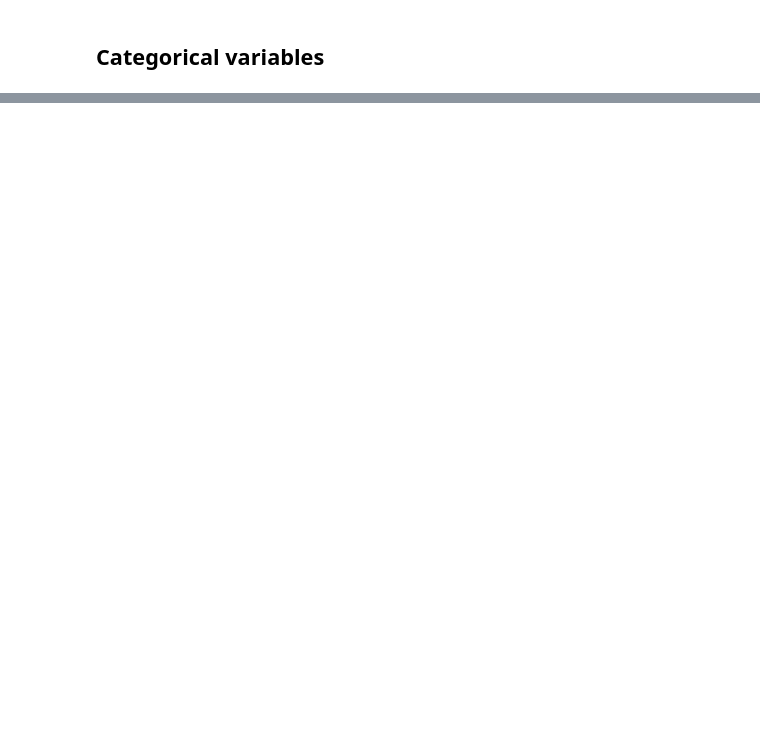
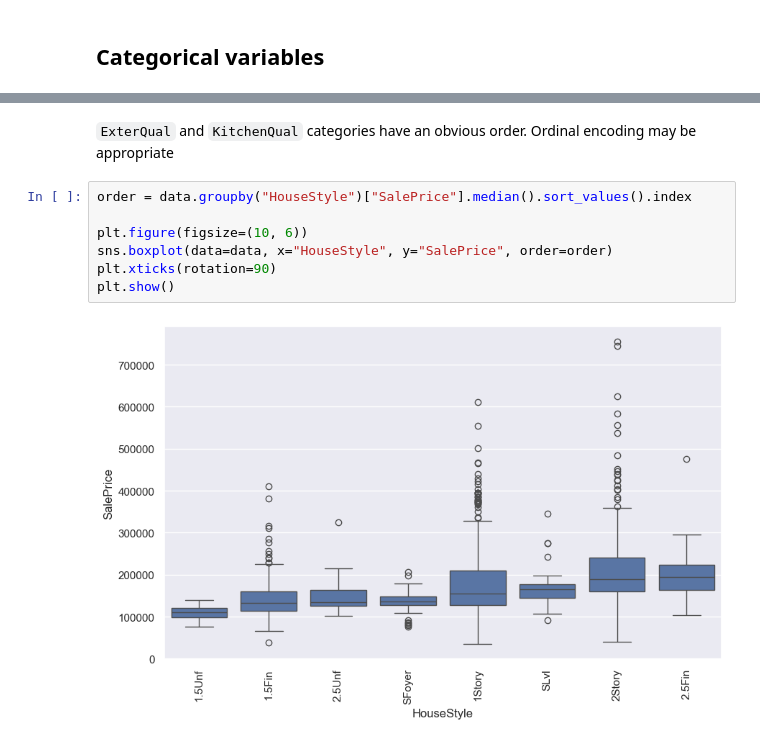
Before and after one commit to sembarface/Kaggle-House-Prices, a Jupyter notebook: EDA.ipynb, the cells around one changed output, grey strips where cells are left out. Saved outputs shown, nothing was run; the diff lists cells and outputs as text; blank space fills up the shorter version.

```diff
--- a/EDA.ipynb
+++ b/EDA.ipynb
@@ -145,0 +150,11 @@ dtype: int64
+# %% [markdown]
+`ExterQual` and `KitchenQual` categories have an obvious order. Ordinal encoding may be appropriate
+# %%
+order = data.groupby("HouseStyle")["SalePrice"].median().sort_values().index
+
+plt.figure(figsize=(10, 6))
+sns.boxplot(data=data, x="HouseStyle", y="SalePrice", order=order)
+plt.xticks(rotation=90)
+plt.show()
+# %% [output]
+[figure, added]
```
Also changed, not shown: parts of 22 cells of this notebook.
